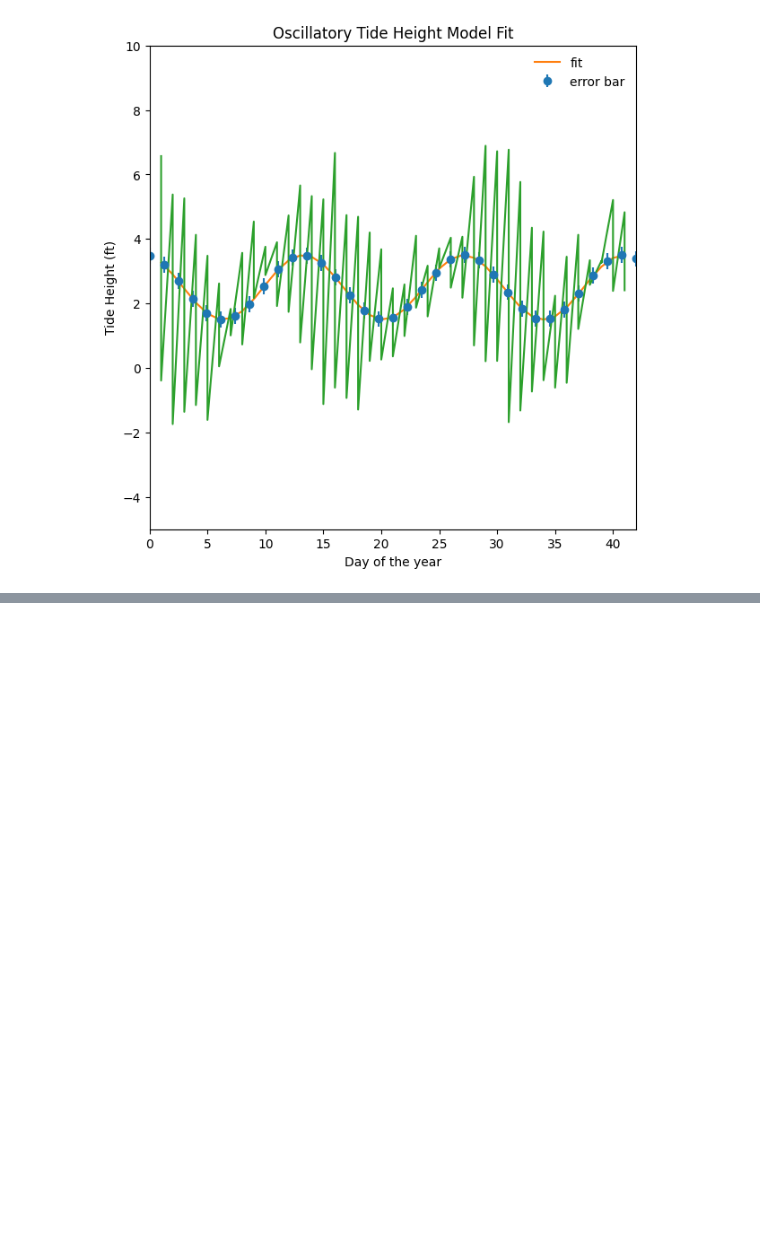
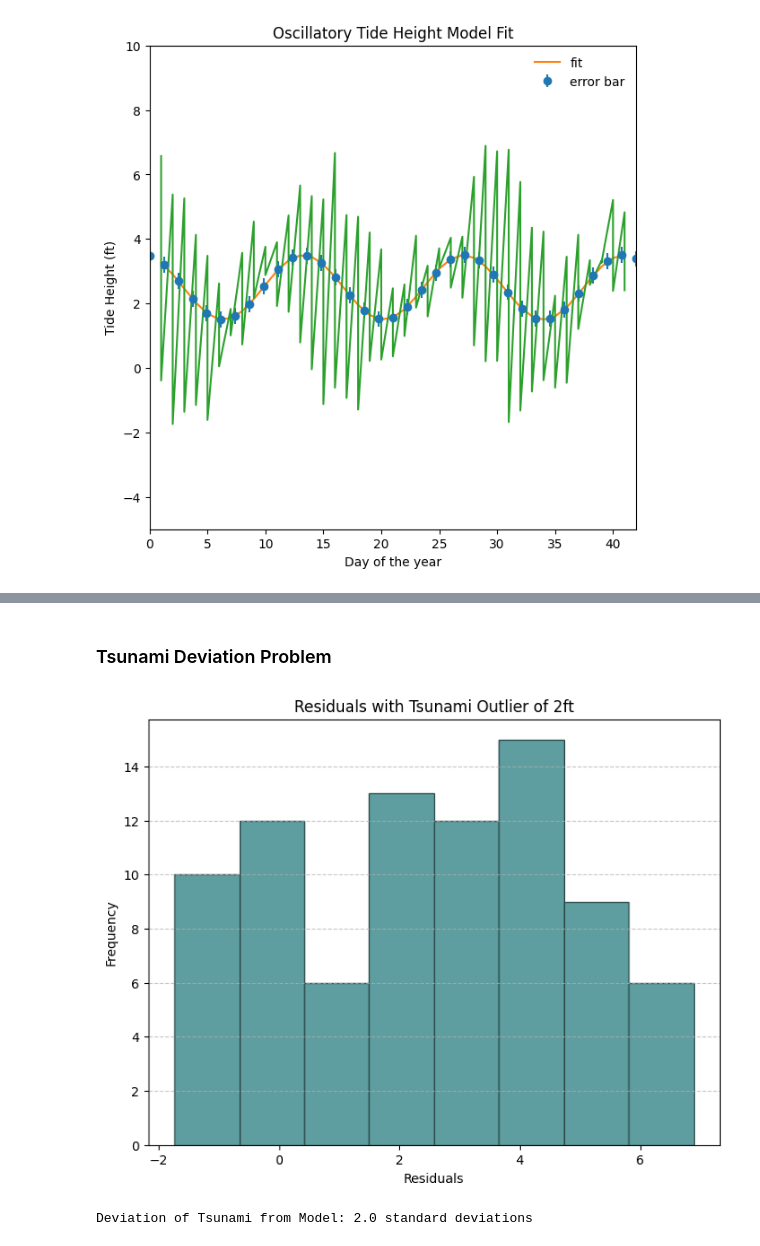
Before and after one commit to lily-wohlstadter/astr19groupproject, a Jupyter notebook: Group Project.ipynb, the cells around one changed output, grey strips where cells are left out. Saved outputs shown, nothing was run; the diff lists cells and outputs as text; code cells hidden in the pictures; blank space fills up the shorter version.

```diff
--- a/Group Project.ipynb
+++ b/Group Project.ipynb
@@ -89,0 +156,28 @@ plt.savefig("group_prj_plot.PDF", bbox_inches="tight",facecolor="Blue")
+# %% [markdown]
+### Tsunami Deviation Problem
+# %%
+#How large of a deviation is this tsunami, in terms of standard deviations of the distribution of normal tides from the model?
+#Add a single 2ft outlier to the histogram of data and replot it as part of your Jupyter notebook.
+
+#Calculate deviation of the tsunami (2ft) in terms of standard deviations
+tsunami_deviation = 2.0
+deviation_in_std = tsunami_deviation / 1 #residuals_std
+
+#Add tsunami data point to residuals
+tide_heights_with_tsunami = np.append(z, 2.0)
+residuals_with_tsunami = tide_heights_with_tsunami #- f_line(x, a_fit, b_fit, c_fit)
+
+#Plot histogram of residuals with the tsunami outlier
+plt.figure(figsize=(8, 6))
+plt.hist(residuals_with_tsunami, bins='auto', color='cadetblue', edgecolor='darkslategray')
+plt.xlabel('Residuals')
+plt.ylabel('Frequency')
+plt.title('Residuals with Tsunami Outlier of 2ft')
+plt.grid(axis='y', linestyle='--', alpha=0.7) #adding gridding style
+plt.show()
+
+# Print the deviation of the tsunami in terms of standard deviations
+print(f"Deviation of Tsunami from Model: {deviation_in_std} standard deviations")
+# %% [output]
+[figure, added]
+Deviation of Tsunami from Model: 2.0 standard deviations
```
Also changed, not shown: parts of 10 cells of this notebook.
